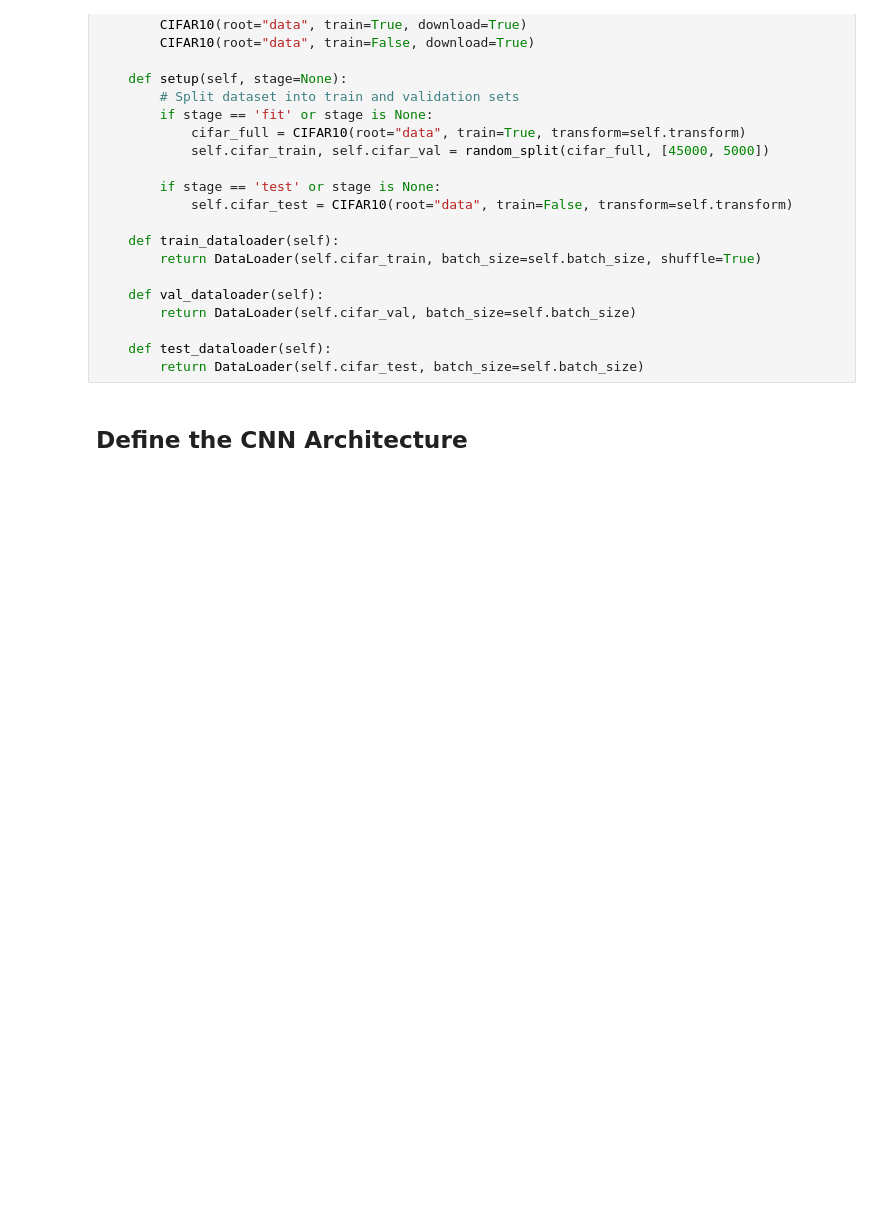
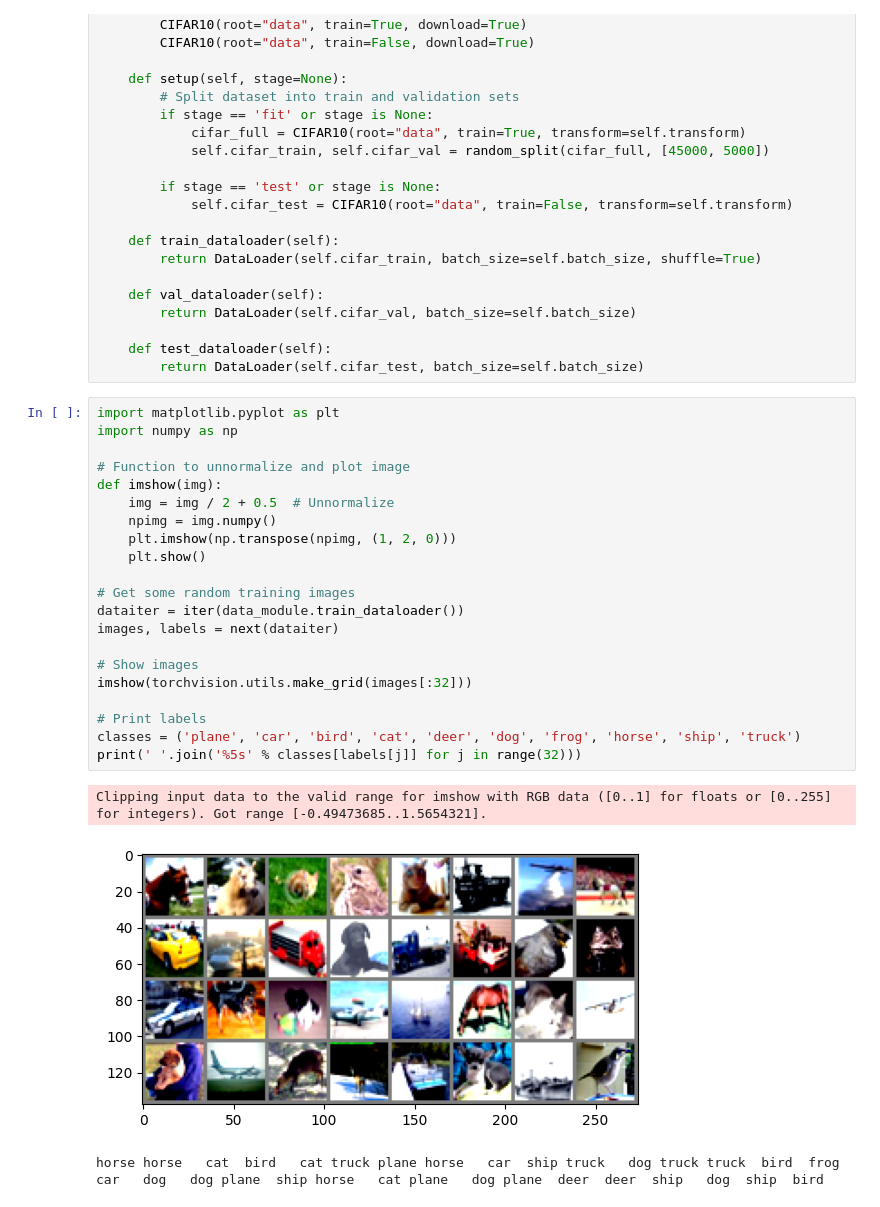
Before and after one commit to krishangupta33/Image-Classification-with-Convolutional-Neural-Networks, a Jupyter notebook: cnn.ipynb, the cells around one changed output. Saved outputs shown, nothing was run; the diff lists cells and outputs as text; blank space fills up the shorter version.

```diff
--- a/cnn.ipynb
+++ b/cnn.ipynb
@@ -44,5 +52,28 @@ class CIFAR10DataModule(pl.LightningDataModule):
 
     def test_dataloader(self):
         return DataLoader(self.cifar_test, batch_size=self.batch_size)
-# %% [markdown]
-## Define the CNN Architecture
+# %%
+import matplotlib.pyplot as plt
+import numpy as np
+
+# Function to unnormalize and plot image
+def imshow(img):
+    img = img / 2 + 0.5  # Unnormalize
+    npimg = img.numpy()
+    plt.imshow(np.transpose(npimg, (1, 2, 0)))
+    plt.show()
+
+# Get some random training images
+dataiter = iter(data_module.train_dataloader())
+images, labels = next(dataiter)
+
+# Show images
+imshow(torchvision.utils.make_grid(images[:32]))
+
+# Print labels
+classes = ('plane', 'car', 'bird', 'cat', 'deer', 'dog', 'frog', 'horse', 'ship', 'truck')
+print(' '.join('%5s' % classes[labels[j]] for j in range(32)))
+# %% [output]
+Clipping input data to the valid range for imshow with RGB data ([0..1] for floats or [0..255] for integers). Got range [-0.49473685..1.5654321].
+[figure, added]
+horse horse   cat  bird   cat truck plane horse   car  ship truck   dog truck truck  bird  frog   car   dog   dog plane  ship horse   cat plane   dog plane  deer  deer  ship   dog  ship  bird
```
Also changed, not shown: parts of 22 cells of this notebook, 20 other files.
